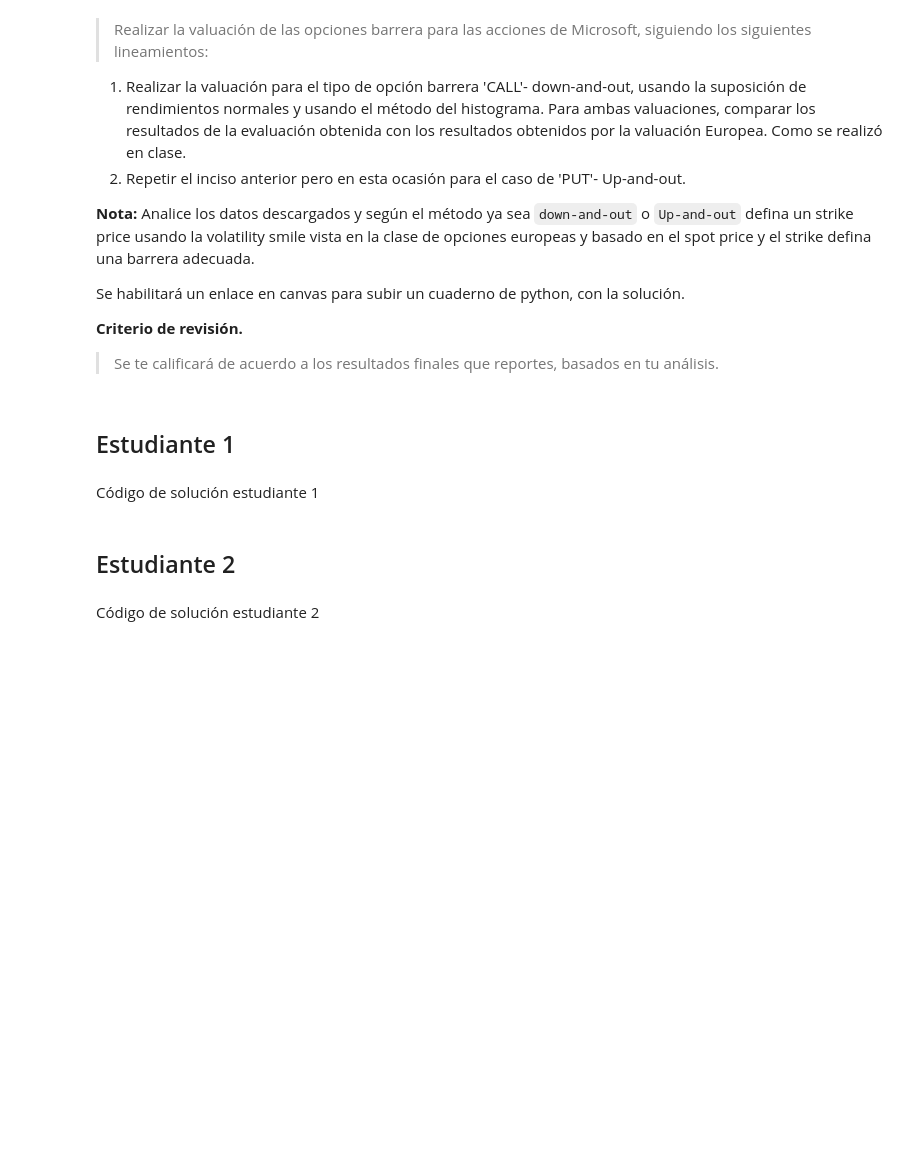
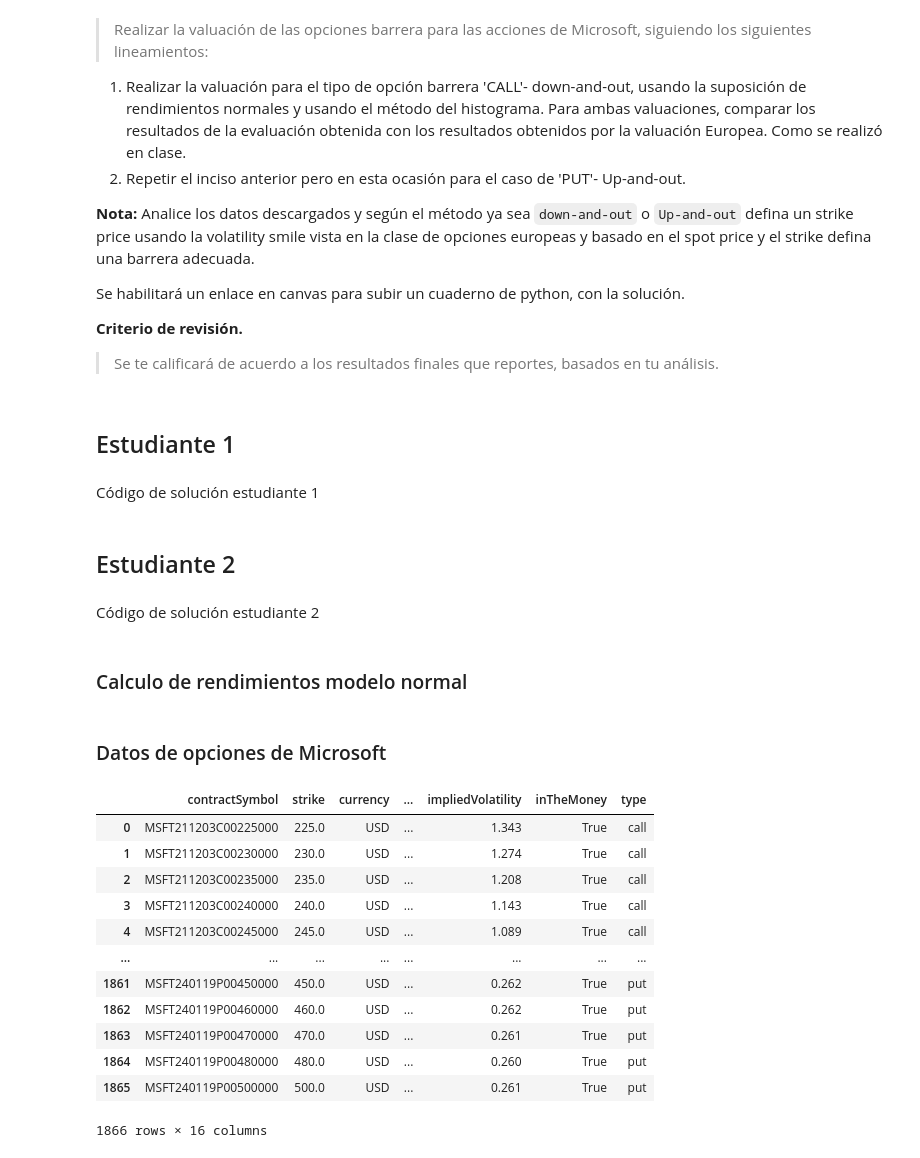
Before and after one commit to AlexiaDiaz/Tarea10.AMDiaz_MOchoa, a Jupyter notebook: Tarea10.AMDiaz_MOchoa.ipynb, the cells around one changed output. Drawn from its saved outputs; the diff is of its cells as text; code cells hidden in the pictures; blank space fills up the shorter version.

```diff
--- a/Tarea10.AMDiaz_MOchoa.ipynb
+++ b/Tarea10.AMDiaz_MOchoa.ipynb
@@ -44,0 +93,2 @@ Código de solución estudiante 2
+# %% [markdown]
+### Calculo de rendimientos modelo normal
@@ -44,0 +97,7 @@ Código de solución estudiante 2
+# %%
+mu = ret_mt.mean()
+sigma = ret_mt.std()
+r = 0.005/360
+mu, sigma, r
+# %% [markdown]
+### Datos de opciones de Microsoft
@@ -44,0 +136,17 @@ Código de solución estudiante 2
+# %%
+msft_opt = obtener_datos_opciones('MSFT')
+msft_opt
+# %% [output]
+|  | contractSymbol | strike | currency | ... | impliedVolatility | inTheMoney | type |
+| 0 | MSFT211203C00225000 | 225.0 | USD | ... | 1.343 | True | call |
+| 1 | MSFT211203C00230000 | 230.0 | USD | ... | 1.274 | True | call |
+| 2 | MSFT211203C00235000 | 235.0 | USD | ... | 1.208 | True | call |
+| 3 | MSFT211203C00240000 | 240.0 | USD | ... | 1.143 | True | call |
+| 4 | MSFT211203C00245000 | 245.0 | USD | ... | 1.089 | True | call |
+| ... | ... | ... | ... | ... | ... | ... | ... |
+| 1861 | MSFT240119P00450000 | 450.0 | USD | ... | 0.262 | True | put |
+| 1862 | MSFT240119P00460000 | 460.0 | USD | ... | 0.262 | True | put |
+| 1863 | MSFT240119P00470000 | 470.0 | USD | ... | 0.261 | True | put |
+| 1864 | MSFT240119P00480000 | 480.0 | USD | ... | 0.260 | True | put |
+| 1865 | MSFT240119P00500000 | 500.0 | USD | ... | 0.261 | True | put |
+1866 rows × 16 columns
```
Also changed, not shown: parts of 84 cells of this notebook.
